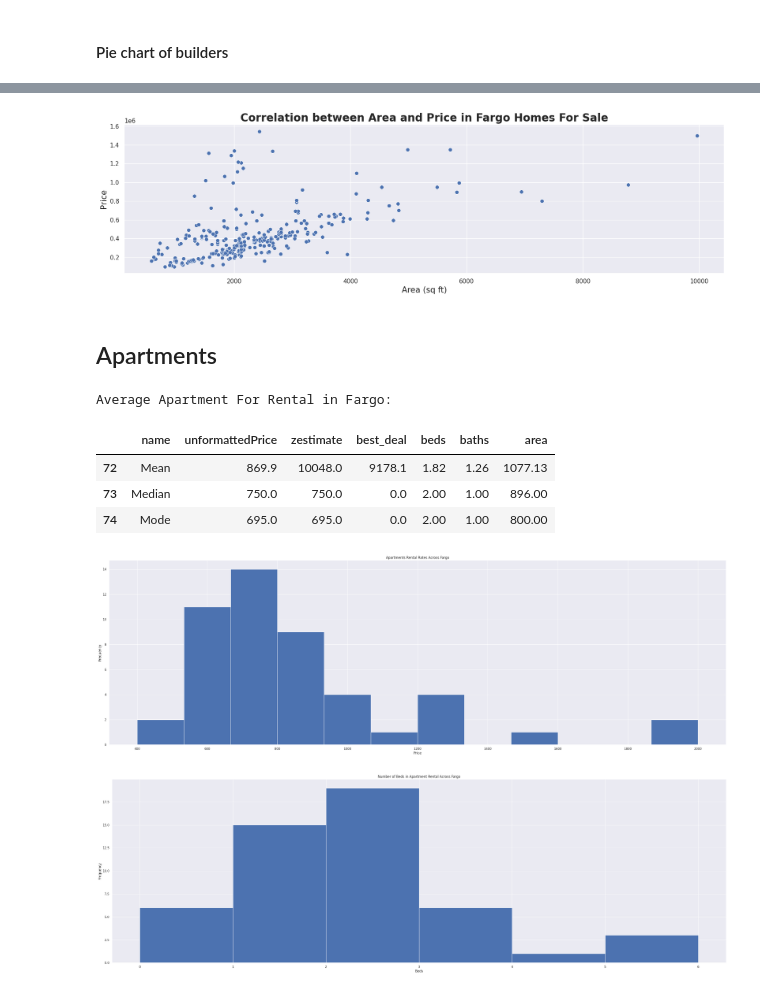
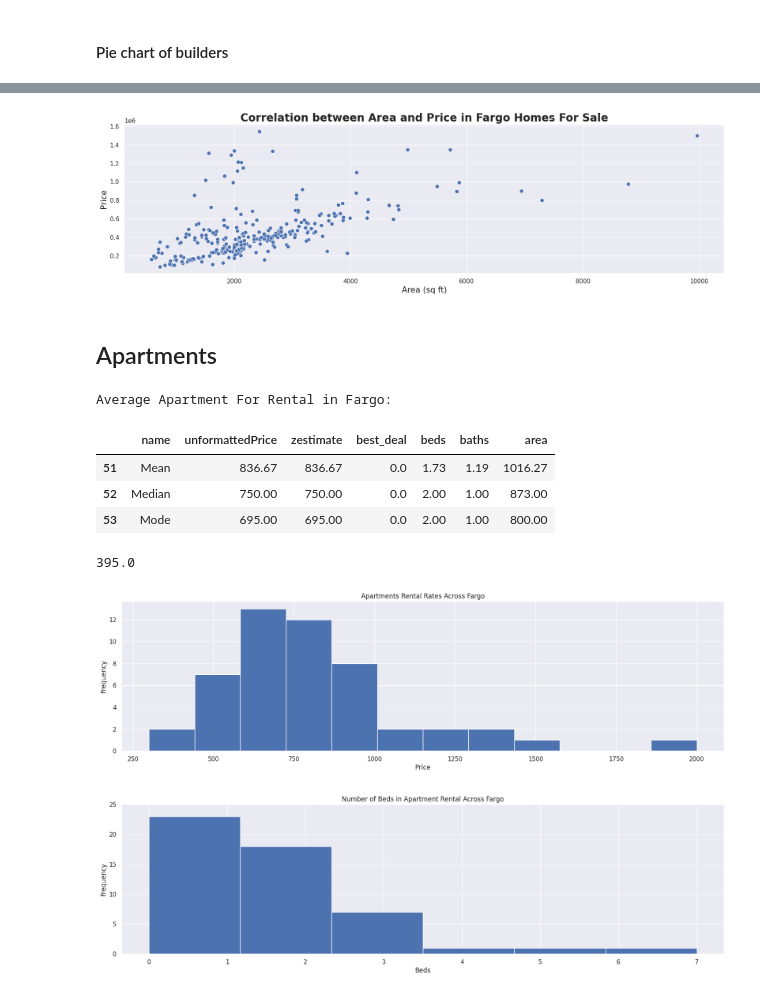
Before and after one commit to Dylanbbenson/Real_Estate_Data_Analysis, a Jupyter notebook: Fargo_Real_Estate_Analysis.ipynb, the cells around one changed output, grey strips where cells are left out. Saved outputs shown, nothing was run; the diff lists cells and outputs as text; code cells hidden in the pictures.

```diff
--- a/Fargo_Real_Estate_Analysis.ipynb
+++ b/Fargo_Real_Estate_Analysis.ipynb
@@ -18,8 +19,8 @@ Done.
 Fargo_Homes_ForSale.csv is available for viewing.
 Fargo_Apartments_ForRental.csv is available for viewing.
 # %%
-df = pd.read_csv("./data/Fargo_Homes_ForSale.csv")
-df2 = pd.read_csv("./data/Fargo_Apartments_ForRental.csv")
+df = pd.read_csv("./data/" + city + "_Homes_ForSale.csv")
+df2 = pd.read_csv("./data/" + city + "_Apartments_ForRental.csv")
 
 null_price = df[df["unformattedPrice"].isnull()]
 null_price2 = df2[df2["unformattedPrice"].isnull()]
@@ -153,25 +171,26 @@ plt.show()
 ## Pie chart of brokers
 # %%
 brokers = df.copy()
+
 #brokers["brokerName"].fillna("Not Listed", inplace=True)
 brokers['brokerName'] = brokers['brokerName'].str.replace(', llc', '', case=False)
 brokers['brokerName'] = brokers['brokerName'].str.replace('llc', '', case=False)
 brokers['brokerName'] = brokers['brokerName'].str.replace(', inc', '', case=False)
-brokers['brokerName'] = brokers['brokerName'].str.replace(', REALTORS', '', case=False)
 
 # create pandas series of counts of unique values in "brokerName" column
-broker_counts = brokers['brokerName'].value_counts()
+broker_count = brokers["brokerName"].value_counts()
 
-# extract values and index of pandas series
-data = broker_counts.values
-labels = broker_counts.index
+total = broker_count.sum()
+threshold = 0.02
 
-# define Seaborn color palette to use
-colors = sns.color_palette('pastel')[0:len(data)]
+broker_percent = broker_count/broker_count.sum()
 
-sns.set(rc={"figure.figsize":(40, 12)})\
+other_percent = broker_percent[broker_percent < threshold].sum()
+broker_percent = broker_percent[broker_percent >= threshold]
+broker_percent["other (<2% share)"] = other_percent
 
-# create pie chart
-plt.pie(data, labels=labels, colors=colors, autopct='%.0f%%')
+broker_percent.plot.pie(figsize=(20, 10), autopct='%1.1f%%', colors=['red', 'green', 'blue', 'purple', 'orange', 'pink', 'yellow', 'maroon', 'magenta', 'turquoise' ])
+plt.title("Construction Companies' Share of Houses Currently Available for Sale in Fargo-Moorhead")
+plt.ylabel("")
 plt.show()
 # %% [output]
@@ -195,9 +198,11 @@ plt.show()
 # %%
 ## Beds and Baths
 # %%
-plt.hist(df['beds'], bins=6)
+sns.set(rc={"figure.figsize":(10, 5)})
+num_beds = int(df['beds'].max())
+plt.hist(df['baths'], bins=num_beds)
 plt.xlabel('Beds')
 plt.ylabel('Frequency')
-plt.title('Number of Beds in Available House Across Fargo')
+plt.title('Number of Beds in Available House Across '+city)
 plt.show()
 # %% [output]
@@ -205,7 +210,9 @@ plt.show()
 # %%
-plt.hist(df['baths'], bins=6)
+sns.set(rc={"figure.figsize":(10, 5)})
+num_bins = int(df['baths'].max())
+plt.hist(df['baths'], bins=num_bins)
 plt.xlabel('Baths')
 plt.ylabel('Frequency')
-plt.title('Number of Baths in Apartment Rental Across Fargo')
+plt.title('Number of Baths in Apartment Rental Across'+ city)
 plt.show()
 # %% [output]
@@ -214,12 +221,12 @@ plt.show()
 #Scatter plot comparing Area with Price
 sns.set(rc={"figure.figsize":(20, 5)})
 scatter = sns.scatterplot(data=df, x='area', y='unformattedPrice', legend='auto', s=50)
-scatter.set_title("Correlation between Area and Price in Fargo Homes For Sale", fontdict={'size': 20, 'weight': 'bold'})
+scatter.set_title("Correlation between Area and Price in "+ city + " Homes For Sale", fontdict={'size': 20, 'weight': 'bold'})
 scatter.set_xlabel('Area (sq ft)', fontdict={'size': 15})
 scatter.set_ylabel('Price', fontdict={'size': 15})
 plt.show()
 # %% [output]
-[figure, old version]
+[figure, new version]
 # %% [markdown]
 ## Apartments
 # %%
@@ -267,32 +274,37 @@ apt_averages = apt_averages.drop('name', axis=1)
 # add the new column in the first position
 apt_averages.insert(0, 'name', new_col)
 
-print('Average Apartment For Rental in Fargo: ')
+print('Average Apartment For Rental in '+ city + ': ')
 apt_averages
 # %% [output]
 Average Apartment For Rental in Fargo:
 |  | name | unformattedPrice | zestimate | best_deal | beds | baths | area |
-| 72 | Mean | 869.9 | 10048.0 | 9178.1 | 1.82 | 1.26 | 1077.13 |
-| 73 | Median | 750.0 | 750.0 | 0.0 | 2.00 | 1.00 | 896.00 |
-| 74 | Mode | 695.0 | 695.0 | 0.0 | 2.00 | 1.00 | 800.00 |
+| 51 | Mean | 836.67 | 836.67 | 0.0 | 1.73 | 1.19 | 1016.27 |
+| 52 | Median | 750.00 | 750.00 | 0.0 | 2.00 | 1.00 | 873.00 |
+| 53 | Mode | 695.00 | 695.00 | 0.0 | 2.00 | 1.00 | 800.00 |
 # %%
 ## Histogram of price
+# %%
+df2['unformattedPrice'].min()
+# %% [output]
+395.0
 # %%
-plt.hist(df2['unformattedPrice'], bins=12, range=(400, 2000))
+plt.hist(df2['unformattedPrice'], bins=12, range=(300, 2000))
 plt.xlabel('Price')
 plt.ylabel('Frequency')
-plt.title('Apartments Rental Rates Across Fargo')
+plt.title('Apartments Rental Rates Across ' + city)
 plt.show()
 # %% [output]
-[figure, old version]
+[figure, new version]
 # %%
 ## beds, baths, and area
 # %%
-plt.hist(df2['beds'], bins=6)
+plt.hist(df2['beds'], bins=6, range={0,7})
 plt.xlabel('Beds')
 plt.ylabel('Frequency')
-plt.title('Number of Beds in Apartment Rental Across Fargo')
+plt.title('Number of Beds in Apartment Rental Across '+ city)
+plt.ylim(0, 25)
 plt.show()
 # %% [output]
-[figure, old version]
+[figure, new version]
 # %%
```
Also changed, not shown: parts of 13 cells of this notebook.
